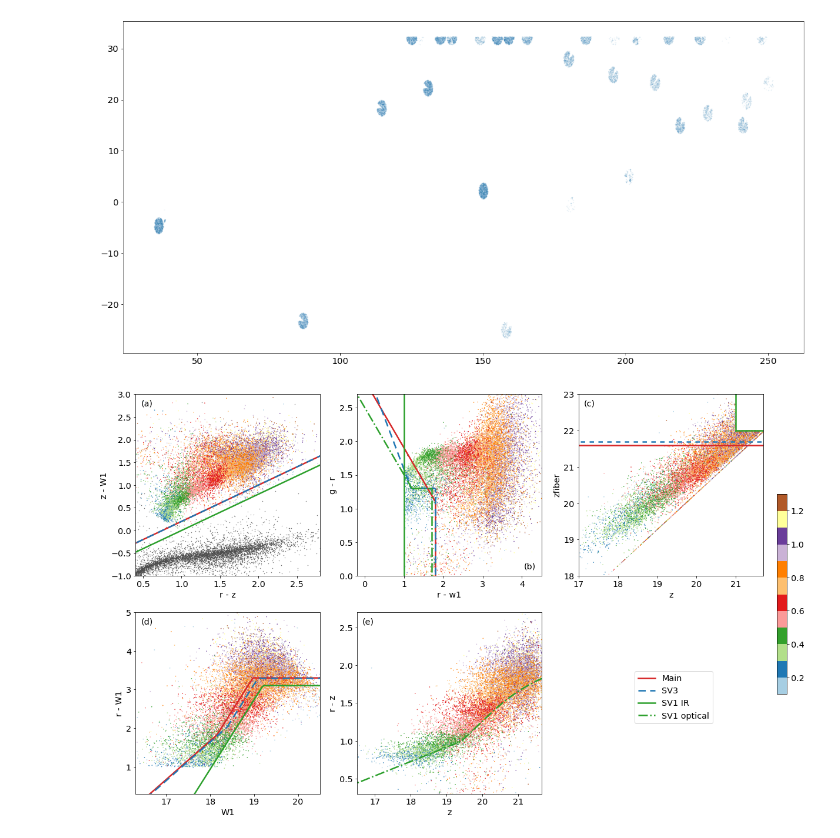
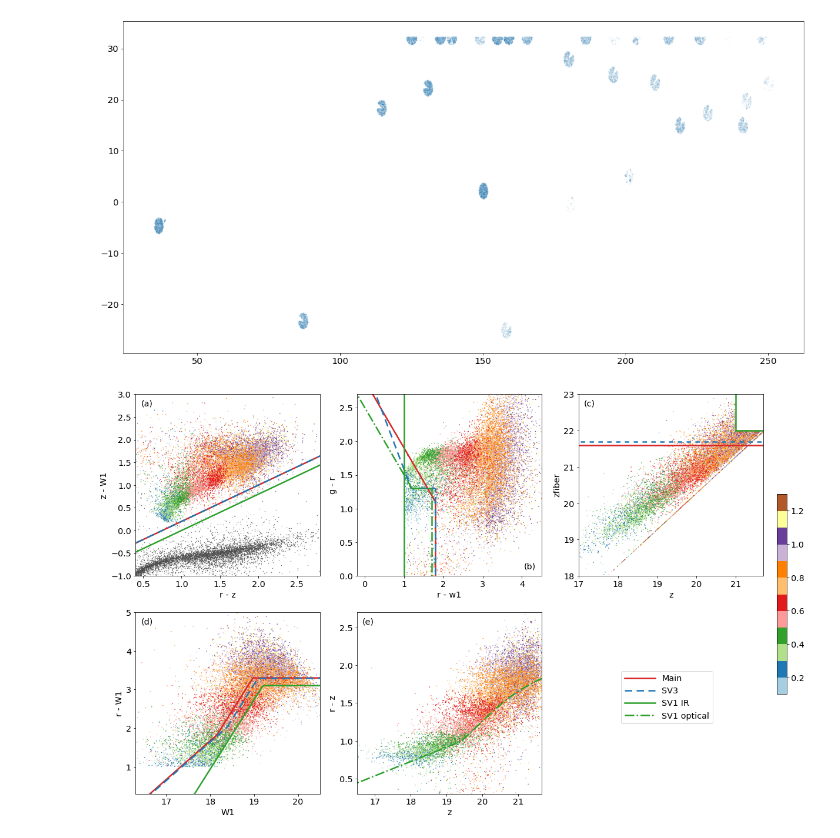
Before and after one commit to rongpu/desi-targets, a Jupyter notebook: lrg_paper/lrg_selection_cuts-use_desi_redshifts.ipynb, the cells around one changed output. Saved outputs shown, nothing was run; the diff lists cells and outputs as text; code cells hidden in the pictures.

```diff
--- a/lrg_paper/lrg_selection_cuts-use_desi_redshifts.ipynb
+++ b/lrg_paper/lrg_selection_cuts-use_desi_redshifts.ipynb
@@ -460,7 +460,7 @@ axes[0, 1].plot(x3, y3, 'C2-.', lw=2.5)
 
 axes[0, 1].text(0.97, 0.03, '(b)', ha='right', va='bottom', transform=axes[0, 1].transAxes, fontsize='x-large')
 
-axes[0, 1].legend(bbox_to_anchor=(1.95, -0.5))
+axes[0, 1].legend(bbox_to_anchor=(1.95, -0.5), handlelength=3.6)
 
 ################# zfiber vs z #################
 im = axes[0, 2].scatter((zmag)[idx_all], (zfibermag)[idx_all],
@@ -542,31 +542,31 @@ im = axes[1, 1].scatter((zmag)[idx_all], (rmag-zmag)[idx_all],
          c=z_phot[idx_all], s=0.3, cmap='Paired', vmin=0.1, vmax=1.3)
 axes[1, 1].set_xlabel('z')
 axes[1, 1].set_ylabel('r - z')
 axes[1, 1].axis([16.5, 21.65, 0.3, 2.7])
 
 # Lines -- SV
 x = np.linspace(15, 23, 200)
 y = np.zeros(len(x))
 mask = (x<19.46)
 y[mask] = (x[mask] - sv_params_more['a4']) * sv_params_more['a5']
 mask = (x>=19.46) & (x<sv_params_more['a1'])
 y[mask] = (x[mask] - sv_params_more['a2']) * sv_params_more['a3']
 mask = (x>=sv_params_more['a1'])
 y[mask] = np.sqrt(sv_params_more['a9']**2-((x[mask]-sv_params_more['a6'])/sv_params_more['a7'])**2) - sv_params_more['a8']
 axes[1, 1].plot(x, y, 'C2-.', lw=2.5)
 # axes[1, 1].legend(loc='upper left', handlelength=2.8)
 
 axes[1, 1].text(0.03, 0.97, '(e)', ha='left', va='top', transform=axes[1, 1].transAxes, fontsize='x-large')
 
 ######################################################
 
 axes[1,2].set_visible(False)
 
 fig.colorbar(im, ax=axes, location='right', shrink=0.5, pad=0.018)
 
 # plt.tight_layout()
 
 plt.savefig('/Users/rongpu/git/desi-targets/lrg_paper/figures/all_lrg_selections_desi_z.png', dpi=110)
 plt.show()
 # %% [output]
-[figure, old version]
+[figure, new version]
```
Also changed, not shown: 23 other files.
